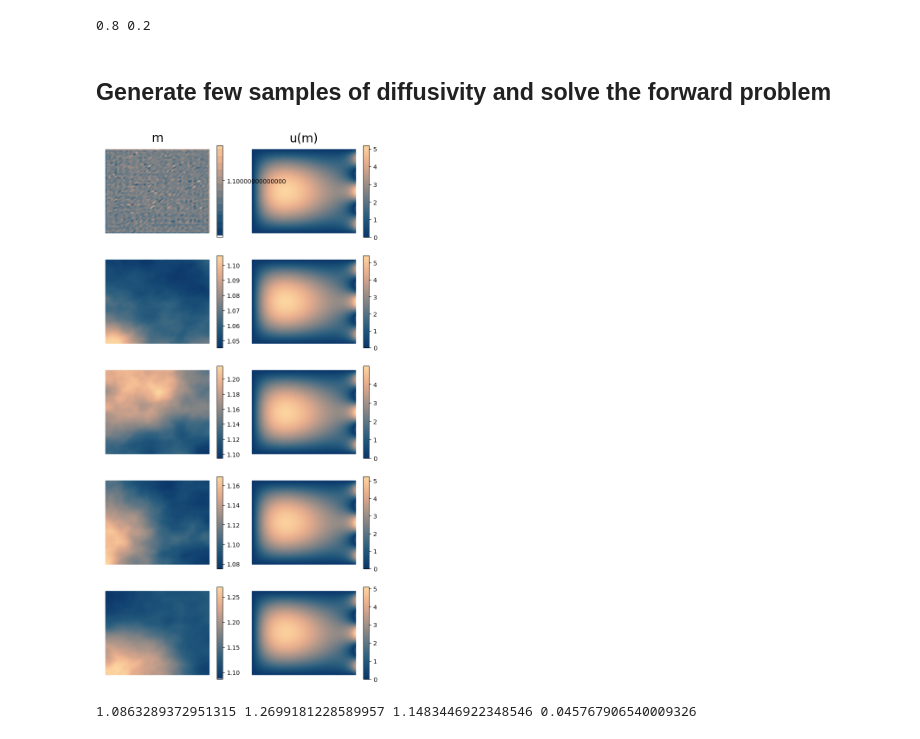
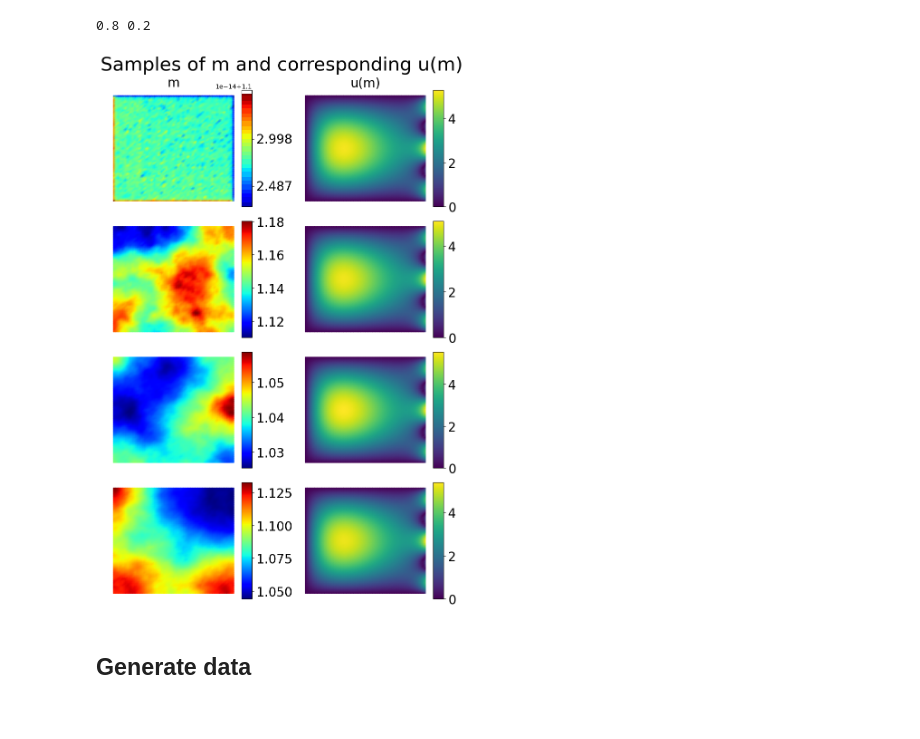
Before and after one commit to CEADpx/neural_operators, a Jupyter notebook: problems/poisson/Poisson.ipynb, the cells around one changed output. Drawn from its saved outputs; the diff is of its cells as text; code cells hidden in the pictures.

```diff
--- a/problems/poisson/Poisson.ipynb
+++ b/problems/poisson/Poisson.ipynb
@@ -24,3 +52,9 @@ cyan2orange = load_cmap(mycmap_fn, cmap_name = 'cyan2orange')
+# %%
+data_folder = 'data/'
+current_directory = os.getcwd()
+results_dir = current_directory + '/' + data_folder
+if not os.path.exists(results_dir):
+    os.makedirs(results_dir)
 # %% [markdown]
 # Main model class
 This will be ultimately moved to a python script but for now we will keep it here for testing purposes. The class has two component: (1) class to sample diffusivity field using log-normal distribution in infinite dimension and (2) class that implements the variational form and solves it.
@@ -28,7 +62,6 @@ This will be ultimately moved to a python script but for now we will keep it her
 class PriorSampler(GenericReprBase):
 
     def __init__(self, Vm, correlation_length, seed = 0):
-
         self.correlation_length = correlation_length
         var = self.correlation_length / 0.16
         # Delta and gamma
@@ -91,8 +124,11 @@ class PoissonModel(GenericReprBase):
     def __init__(self, correlation_length, seed = 0):
 
         # FE setup
-        self.mesh = dl.RectangleMesh(dl.Point(0, 0), dl.Point(1,1), 50, 50)
-        self.Vu = dl.FunctionSpace(self.mesh, "Lagrange", 1)
+        self.fe_order = 2
+        self.nx = 50
+        self.ny = 50
+        self.mesh = dl.RectangleMesh(dl.Point(0, 0), dl.Point(1,1), self.nx, self.ny)
+        self.Vu = dl.FunctionSpace(self.mesh, "Lagrange", self.fe_order)
         self.Vm = self.Vu
         self.Vh = [self.Vu, self.Vm, self.Vu] # state, parameter, adjoint
 
@@ -147,52 +183,52 @@ model = PoissonModel(correlation_length)
 print(model.prior_sampler.gamma, model.prior_sampler.delta)
 # %% [output]
 0.8 0.2
-# %% [markdown]
-## Generate few samples of diffusivity and solve the forward problem
 # %%
-nrows = 5
-ncols = 2
-lfs = 20
-fig, axs = plt.subplots(nrows, ncols, figsize=(8, 16))
+rows = 4
+cols = 2
+fs = 20
+fig, axs = plt.subplots(rows, cols, figsize=(8, 12))
 
 u_vec = None
 u_tag = ['m', 'u(m)']
-cmap_vec = [cyan2orange, cyan2orange]
+cmap_vec = ['jet', 'viridis']
 
 m = dl.Function(model.Vm).vector()
 u = dl.Function(model.Vu).vector()
 
-for j in range(nrows):
+for i in range(rows):
 
     m.zero()
-    if j > 0:
+    if i > 0:
         m.axpy(1., model.prior_sampler.get())
     else:
         m.axpy(1., model.prior_sampler.mean)
 
     model.solveFwd(m, m_is_fn = False)
     u = model.u_fn.vector()
 
     u_vec = [m, u]
 
-    for i in range(ncols):
+    for j in range(cols):
         V = model.Vu
         if i == 0:
             V = model.Vm
 
-        cbar = field_plot(axs[j,i], u_vec[i], V, show_cbar = True, cmap = cmap_vec[i])
-        divider = make_axes_locatable(axs[j,i])
-        cax = divider.append_axes('right', size='5%', pad=0.05)
+        cbar = field_plot_fenics(axs[i,j], u_vec[j], V, cmap = cmap_vec[j])
+
+        divider = make_axes_locatable(axs[i,j])
+        cax = divider.append_axes('right', size='8%', pad=0.03)
+        cax.tick_params(labelsize=fs)
         fig.colorbar(cbar, cax=cax, orientation='vertical')
-        if j == 0:
-            axs[j,i].set_title(u_tag[i], fontsize=lfs)
-        axs[j,i].axis('off')
+        if i == 0:
+            axs[i,j].set_title(u_tag[j], fontsize=fs)
+        axs[i,j].axis('off')
 
+fig.tight_layout()
+fig.suptitle('Samples of m and corresponding u(m)', fontsize=1.5*fs, y=1.025)
+fig.savefig(results_dir+'Poisson_sample_plots.png',  bbox_inches='tight')
 plt.show()
 # %% [output]
-[figure, old version]
+[figure, new version]
-# %%
-a = m.get_local()
-print(a.min(), a.max(), a.mean(), a.std())
-# %% [output]
-1.0863289372951315 1.2699181228589957 1.1483446922348546 0.045767906540009326
+# %% [markdown]
+## Generate data
```
Also changed, not shown: parts of 6 cells of this notebook, 25 other files.
